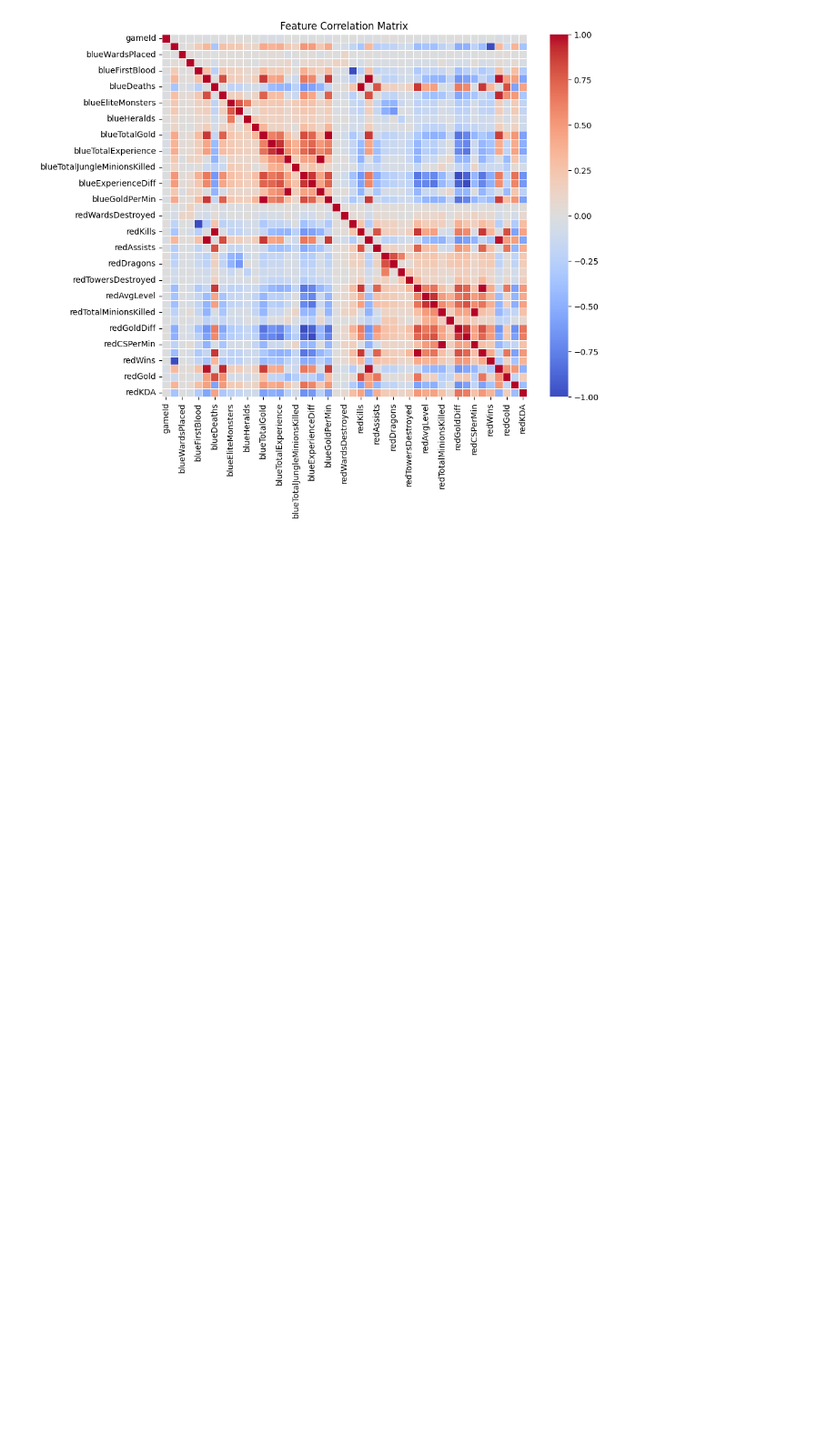
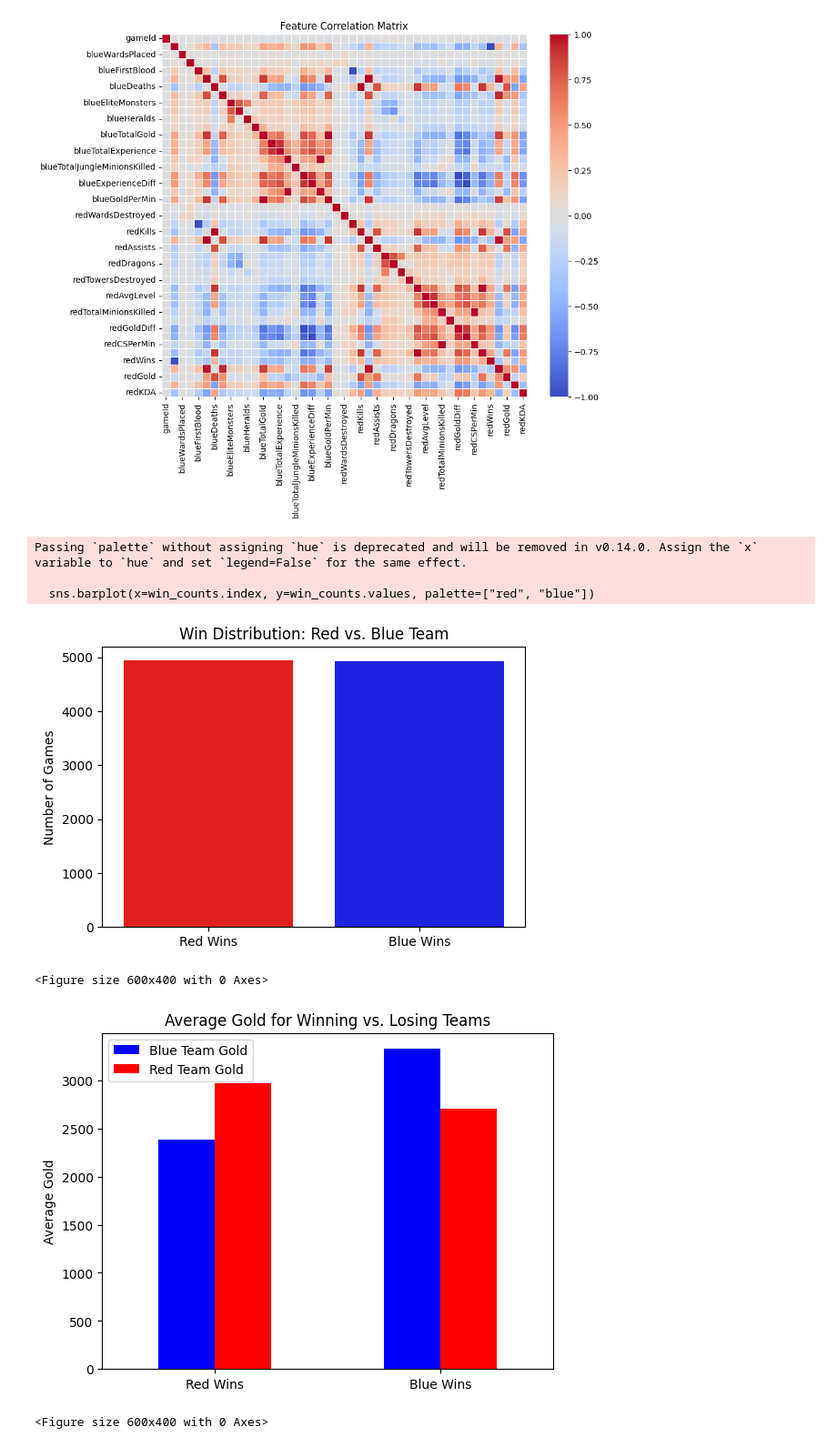
Before and after one commit to neilc720/league-of-legends-statistics, a Jupyter notebook: EDA.ipynb, the cells around one changed output. Shown at 91% size. Saved outputs shown, nothing was run; the diff lists cells and outputs as text; code cells hidden in the pictures; blank space fills up the shorter version.

```diff
--- a/EDA.ipynb
+++ b/EDA.ipynb
@@ -153,3 +153,66 @@ Passing `palette` without assigning `hue` is deprecated and will be removed in v
 <Figure size 600x400 with 0 Axes>
 [figure]
 [figure]
+# %%
+import pandas as pd
+import matplotlib.pyplot as plt
+import seaborn as sns
+
+# Load dataset using a relative path
+file_path = "high_diamond_ranked_10min.csv"
+df = pd.read_csv(file_path)
+
+# Add a redWins column for easier analysis
+df["redWins"] = 1 - df["blueWins"]
+
+# Win rate comparison (Red vs. Blue)
+win_counts = df["blueWins"].value_counts()
+plt.figure(figsize=(6, 4))
+sns.barplot(x=win_counts.index, y=win_counts.values, palette=["red", "blue"])
+plt.xticks(ticks=[0, 1], labels=["Red Wins", "Blue Wins"])
+plt.xlabel("")  # Remove x-axis label
+plt.ylabel("Number of Games")
+plt.title("Win Distribution: Red vs. Blue Team")
+plt.show()
+
+# Average gold for winning vs. losing teams
+df["blueGold"] = df["blueKills"] * 300 + df["blueAssists"] * 150  # Approximate gold
+df["redGold"] = df["blueDeaths"] * 300 + df["blueAssists"] * 150  # Approximate gold
+
+gold_means = df.groupby("blueWins")[["blueGold", "redGold"]].mean()
+plt.figure(figsize=(6, 4))
+gold_means.plot(kind="bar", color=["blue", "red"])
+plt.xticks(ticks=[0, 1], labels=["Red Wins", "Blue Wins"], rotation=0)
+plt.xlabel("")  # Remove x-axis label
+plt.ylabel("Average Gold")
+plt.title("Average Gold for Winning vs. Losing Teams")
+plt.legend(["Blue Team Gold", "Red Team Gold"])
+plt.show()
+
+# Average KDA for winning vs. losing teams
+df["blueKDA"] = (df["blueKills"] + df["blueAssists"]) / df["blueDeaths"].replace(0, 1)
+df["redKDA"] = (df["blueDeaths"] + df["blueAssists"]) / df["blueKills"].replace(0, 1)
+
+kda_means = df.groupby("blueWins")[["blueKDA", "redKDA"]].mean()
+plt.figure(figsize=(6, 4))
+kda_means.plot(kind="bar", color=["blue", "red"])
+plt.xticks(ticks=[0, 1], labels=["Red Wins", "Blue Wins"], rotation=0)
+plt.xlabel("")  # Remove x-axis label
+plt.ylabel("Average KDA")
+plt.title("Average KDA for Winning vs. Losing Teams")
+plt.legend(["Blue Team KDA", "Red Team KDA"])
+plt.show()
+
+# Correlation matrix without numbers
+plt.figure(figsize=(10, 8))
+sns.heatmap(df.corr(), annot=False, cmap="coolwarm", linewidths=0.5)
+plt.title("Feature Correlation Matrix")
+plt.show()
+# %% [output]
+Passing `palette` without assigning `hue` is deprecated and will be removed in v0.14.0. Assign the `x` variable to `hue` and set `legend=False` for the same effect.
+
+  sns.barplot(x=win_counts.index, y=win_counts.values, palette=["red", "blue"])
+[figure, added]
+<Figure size 600x400 with 0 Axes>
+[figure, added]
+<Figure size 600x400 with 0 Axes>
```
Also changed, not shown: parts of 1 cell of this notebook.
